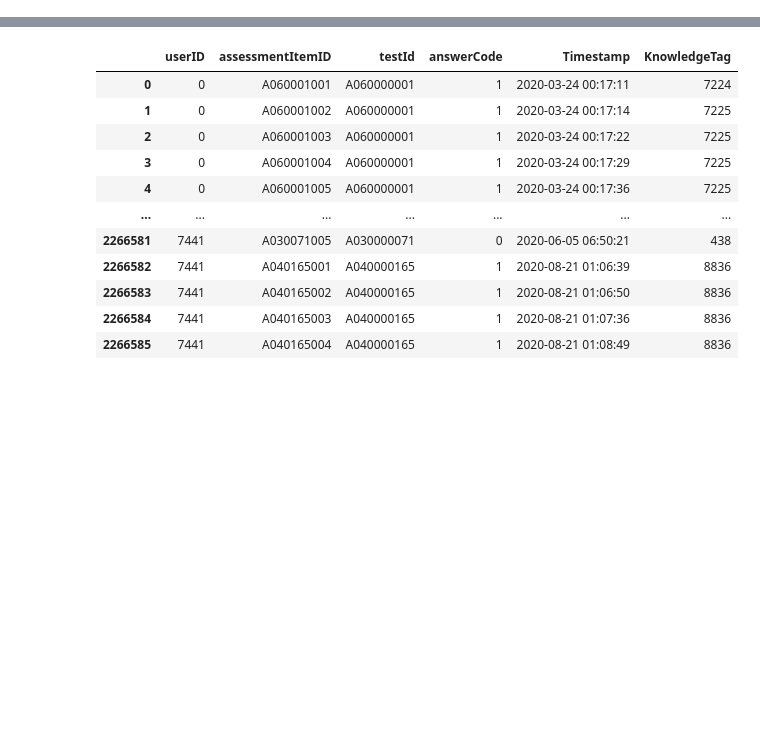
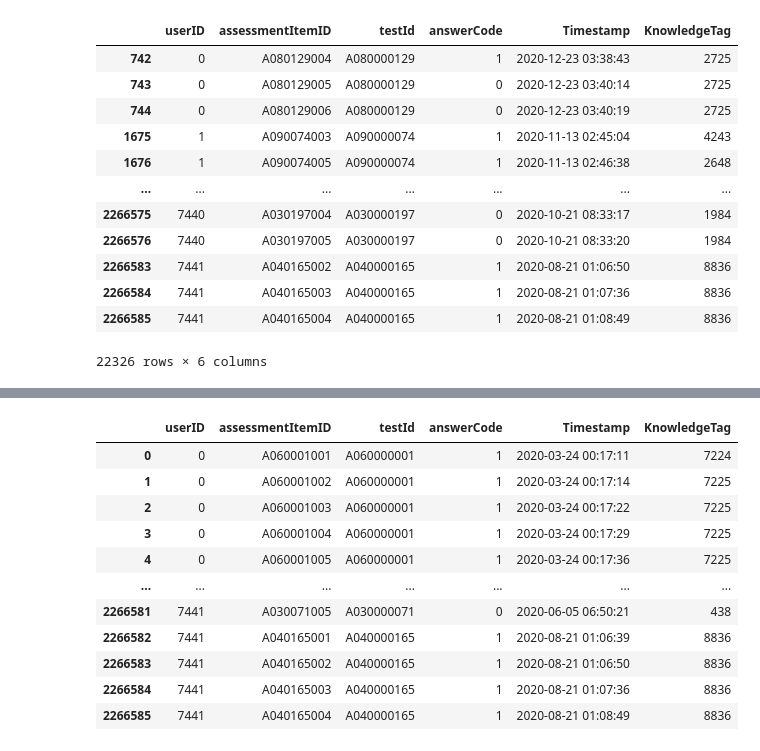
Before and after one commit to boostcampaitech4lv23recsys1/level2_dkt_recsys-level2-recsys-04, a Jupyter notebook: EDA/bae_eda.ipynb, the cells around one changed output, grey strips where cells are left out. Cells and saved outputs as stored; diff of their text form; code cells hidden in the pictures; blank space fills up the shorter version.

```diff
--- a/EDA/bae_eda.ipynb
+++ b/EDA/bae_eda.ipynb
@@ -9,0 +64,16 @@ test = pd.read_csv(path + 'test_data.csv')
+# %%
+valid
+# %% [output]
+|  | userID | assessmentItemID | testId | answerCode | Timestamp | KnowledgeTag |
+| 742 | 0 | A080129004 | A080000129 | 1 | 2020-12-23 03:38:43 | 2725 |
+| 743 | 0 | A080129005 | A080000129 | 0 | 2020-12-23 03:40:14 | 2725 |
+| 744 | 0 | A080129006 | A080000129 | 0 | 2020-12-23 03:40:19 | 2725 |
+| 1675 | 1 | A090074003 | A090000074 | 1 | 2020-11-13 02:45:04 | 4243 |
+| 1676 | 1 | A090074005 | A090000074 | 1 | 2020-11-13 02:46:38 | 2648 |
+| ... | ... | ... | ... | ... | ... | ... |
+| 2266575 | 7440 | A030197004 | A030000197 | 0 | 2020-10-21 08:33:17 | 1984 |
+| 2266576 | 7440 | A030197005 | A030000197 | 0 | 2020-10-21 08:33:20 | 1984 |
+| 2266583 | 7441 | A040165002 | A040000165 | 1 | 2020-08-21 01:06:50 | 8836 |
+| 2266584 | 7441 | A040165003 | A040000165 | 1 | 2020-08-21 01:07:36 | 8836 |
+| 2266585 | 7441 | A040165004 | A040000165 | 1 | 2020-08-21 01:08:49 | 8836 |
+22326 rows × 6 columns
```
Also changed, not shown: parts of 20 cells of this notebook, 2 other files.
